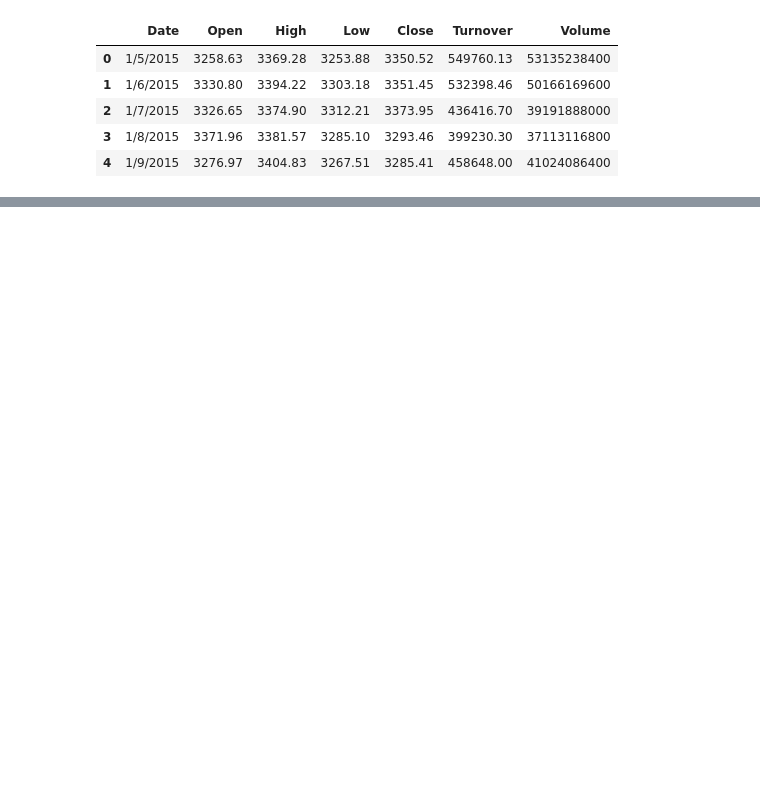
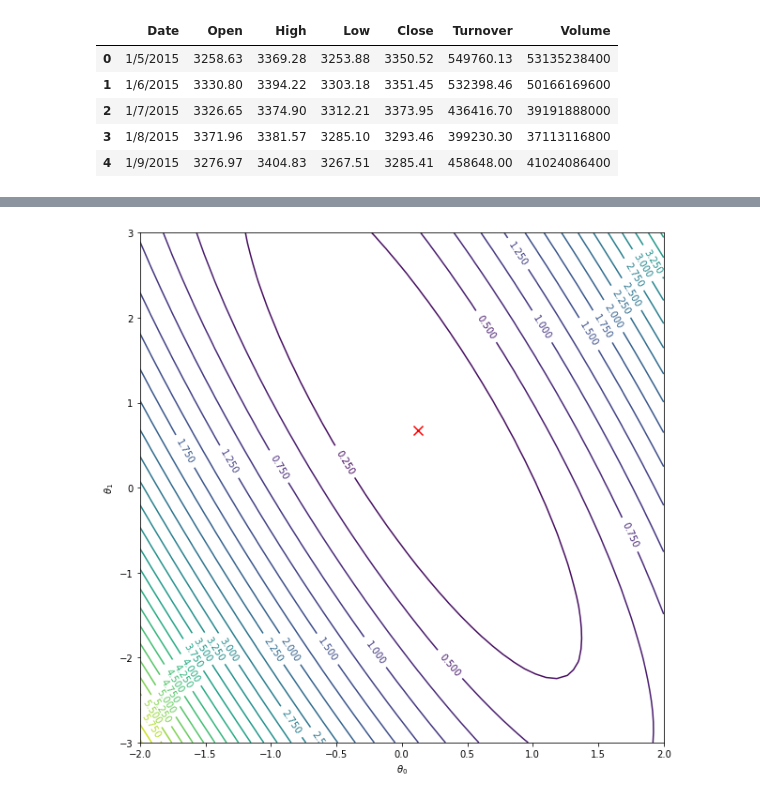
Before and after one commit to ychen1492/coursera-machine-learning, a Jupyter notebook: coursera-ml-week1.ipynb, the cells around one changed output, grey strips where cells are left out. Saved outputs shown, nothing was run; the diff lists cells and outputs as text; code cells hidden in the pictures; blank space fills up the shorter version.

```diff
--- a/coursera-ml-week1.ipynb
+++ b/coursera-ml-week1.ipynb
@@ -14,0 +64,10 @@ data_frame.head()
+# %%
+fig, ax = plt.subplots(figsize=(10,10))
+CS = ax.contour(X, Y, MSE,25)
+ax.scatter(theta_0[min_index[0][1]],theta_1[min_index[0][0]],c='r',marker='x',s=100)
+ax.set_xlabel(r'$\theta_0$')
+ax.set_ylabel(r'$\theta_1$')
+ax.clabel(CS,fontsize=10)
+plt.show()
+# %% [output]
+[figure, added]
```
Also changed, not shown: parts of 16 cells of this notebook.
